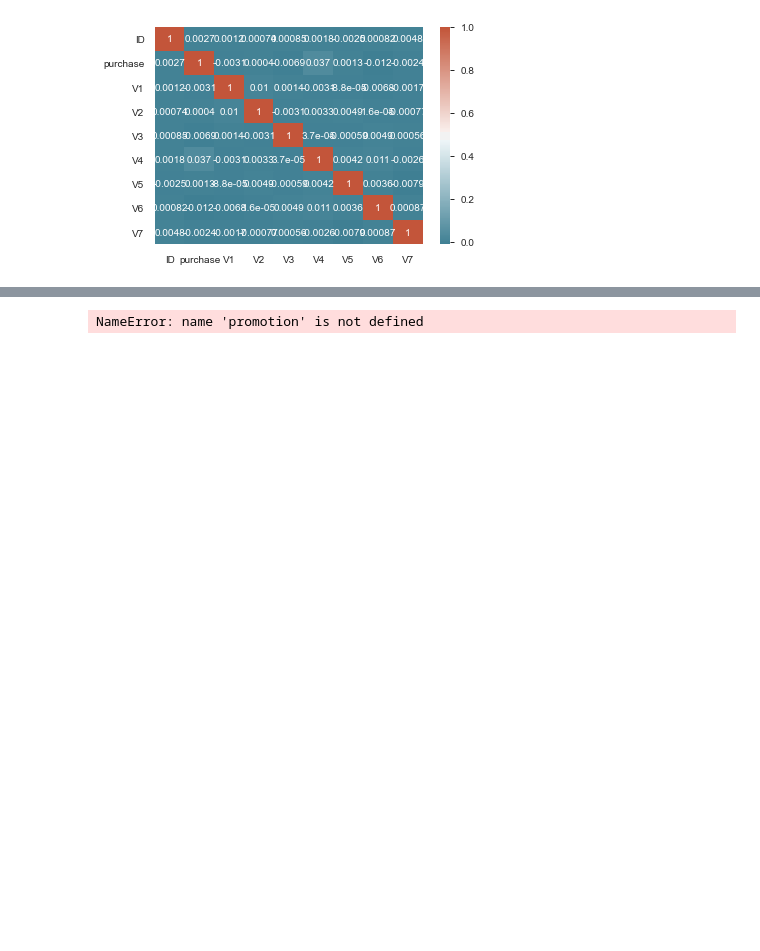
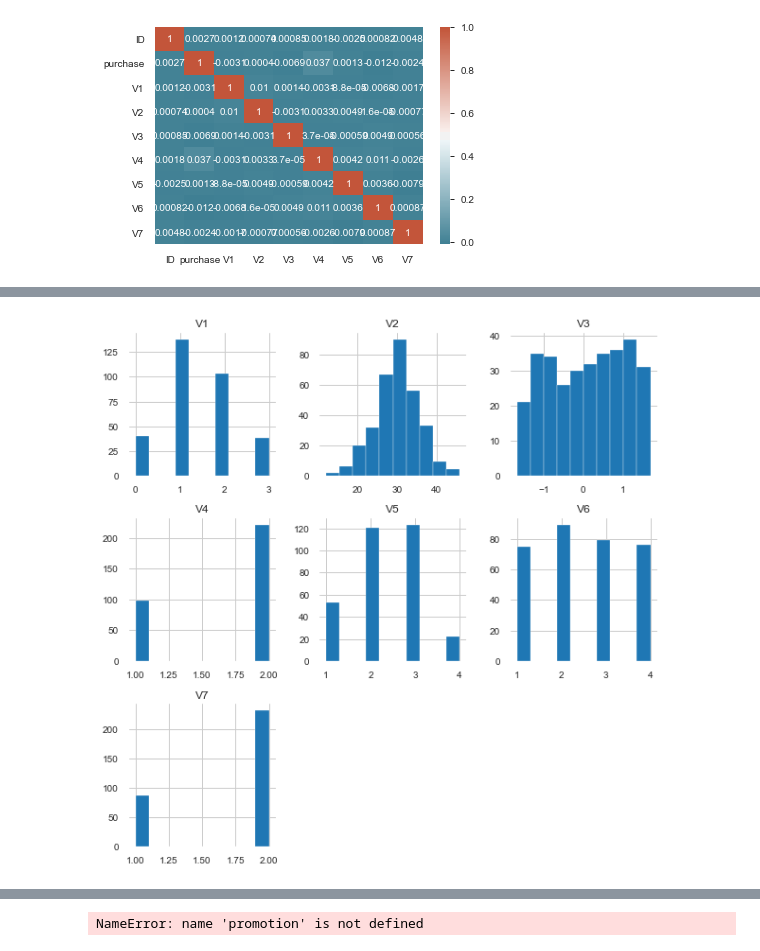
Before and after one commit to HenriqueMartinsPrado/Data-Scientist-Nano-Degree-Udacity, a Jupyter notebook: Chapter 5 - Experimental Design & Recommendations/Aula 5/Starbucks.ipynb, the cells around one changed output, grey strips where cells are left out. Cells and saved outputs as stored; diff of their text form; code cells hidden in the pictures; blank space fills up the shorter version.

```diff
--- a/Chapter 5 - Experimental Design & Recommendations/Aula 5/Starbucks.ipynb
+++ b/Chapter 5 - Experimental Design & Recommendations/Aula 5/Starbucks.ipynb
@@ -298,0 +340,5 @@ sns.heatmap(corr_test, xticklabels=corr.columns, yticklabels=corr.columns, annot
+# %%
+# Checking the distribuition when the promotion equals No and also pucharse equals 1
+train_data[(train_data['Promotion']=='No') & (train_data['purchase']==1)][features].hist(figsize=(10,10));
+# %% [output]
+[figure, added]
```
Also changed, not shown: parts of 11 cells of this notebook.
